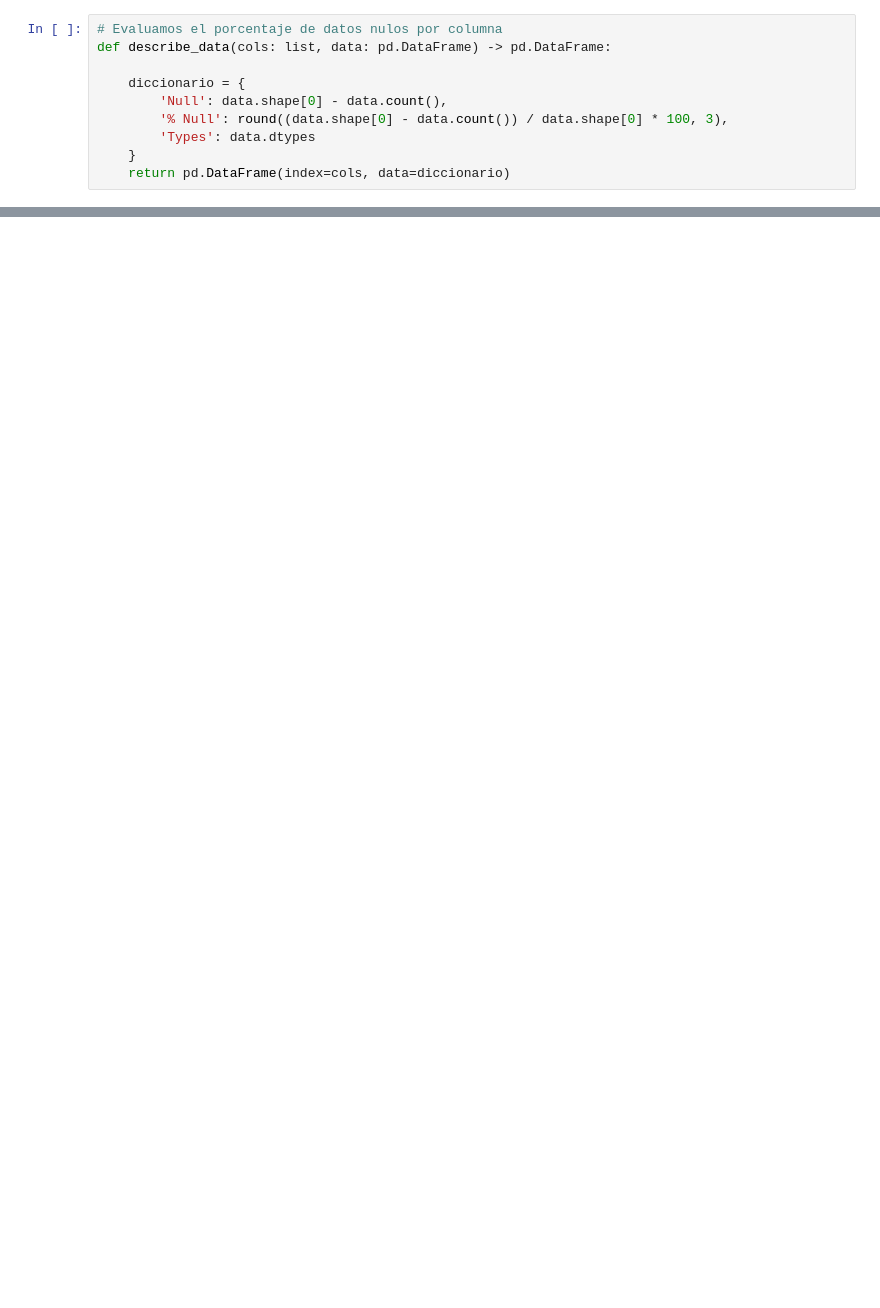
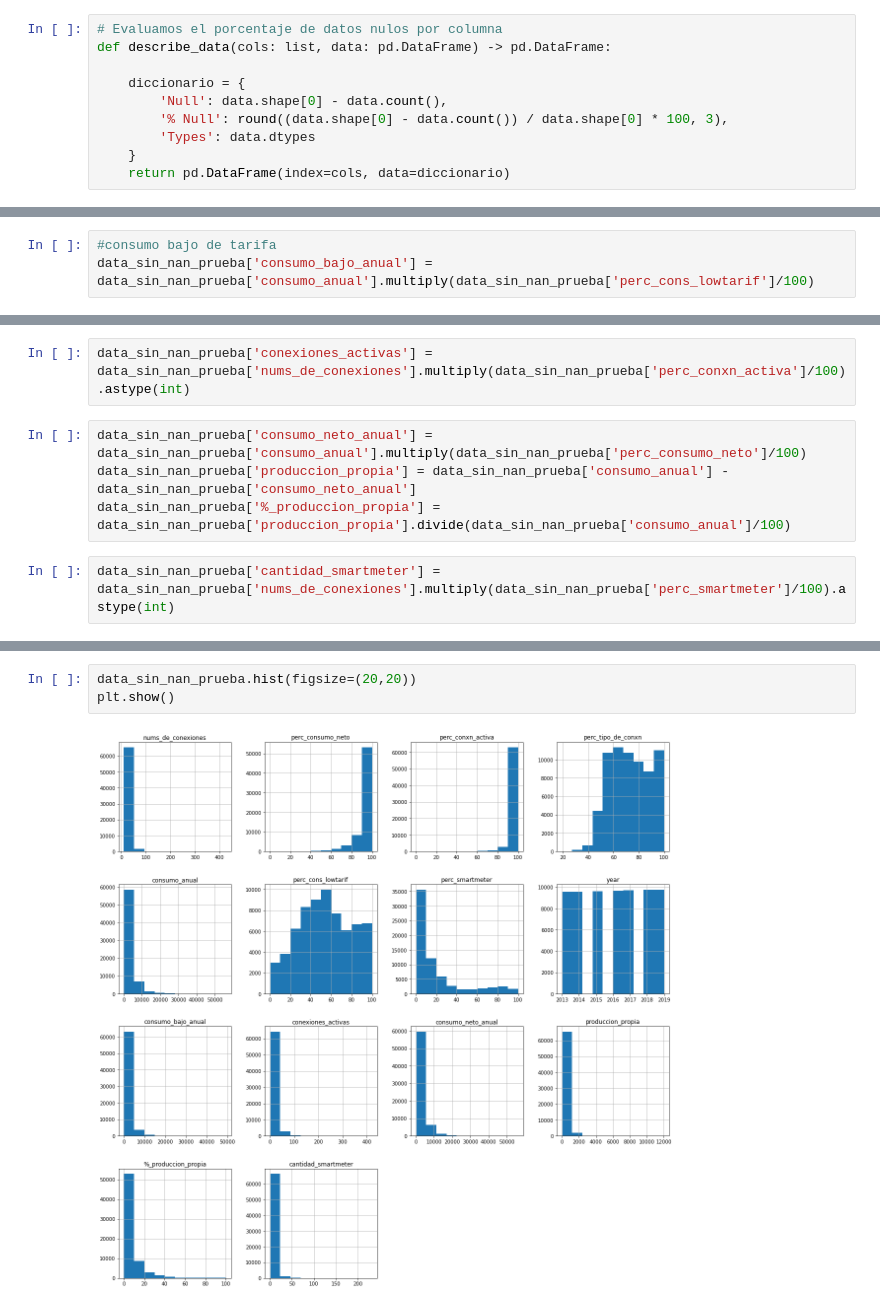
Before and after one commit to EmmaCarlos/tp3, a Jupyter notebook: TP3_DATOS_X_ano.ipynb, the cells around one changed output, grey strips where cells are left out. Saved outputs shown, nothing was run; the diff lists cells and outputs as text; blank space fills up the shorter version.

```diff
--- a/TP3_DATOS_X_ano.ipynb
+++ b/TP3_DATOS_X_ano.ipynb
@@ -103,0 +305,3 @@ data_describe.loc[data_describe.index.isin(['country_name', 'state_name', 'place
+# %%
+#consumo bajo de tarifa
+data_sin_nan_prueba['consumo_bajo_anual'] = data_sin_nan_prueba['consumo_anual'].multiply(data_sin_nan_prueba['perc_cons_lowtarif']/100)
@@ -103,0 +322,8 @@ data_describe.loc[data_describe.index.isin(['country_name', 'state_name', 'place
+# %%
+data_sin_nan_prueba['conexiones_activas'] = data_sin_nan_prueba['nums_de_conexiones'].multiply(data_sin_nan_prueba['perc_conxn_activa']/100).astype(int)
+# %%
+data_sin_nan_prueba['consumo_neto_anual'] = data_sin_nan_prueba['consumo_anual'].multiply(data_sin_nan_prueba['perc_consumo_neto']/100)
+data_sin_nan_prueba['produccion_propia'] = data_sin_nan_prueba['consumo_anual'] - data_sin_nan_prueba['consumo_neto_anual']
+data_sin_nan_prueba['%_produccion_propia'] = data_sin_nan_prueba['produccion_propia'].divide(data_sin_nan_prueba['consumo_anual']/100)
+# %%
+data_sin_nan_prueba['cantidad_smartmeter'] = data_sin_nan_prueba['nums_de_conexiones'].multiply(data_sin_nan_prueba['perc_smartmeter']/100).astype(int)
@@ -103,0 +340,5 @@ data_describe.loc[data_describe.index.isin(['country_name', 'state_name', 'place
+# %%
+data_sin_nan_prueba.hist(figsize=(20,20))
+plt.show()
+# %% [output]
+[figure, added]
```
Also changed, not shown: parts of 43 cells of this notebook, 18 other files.
